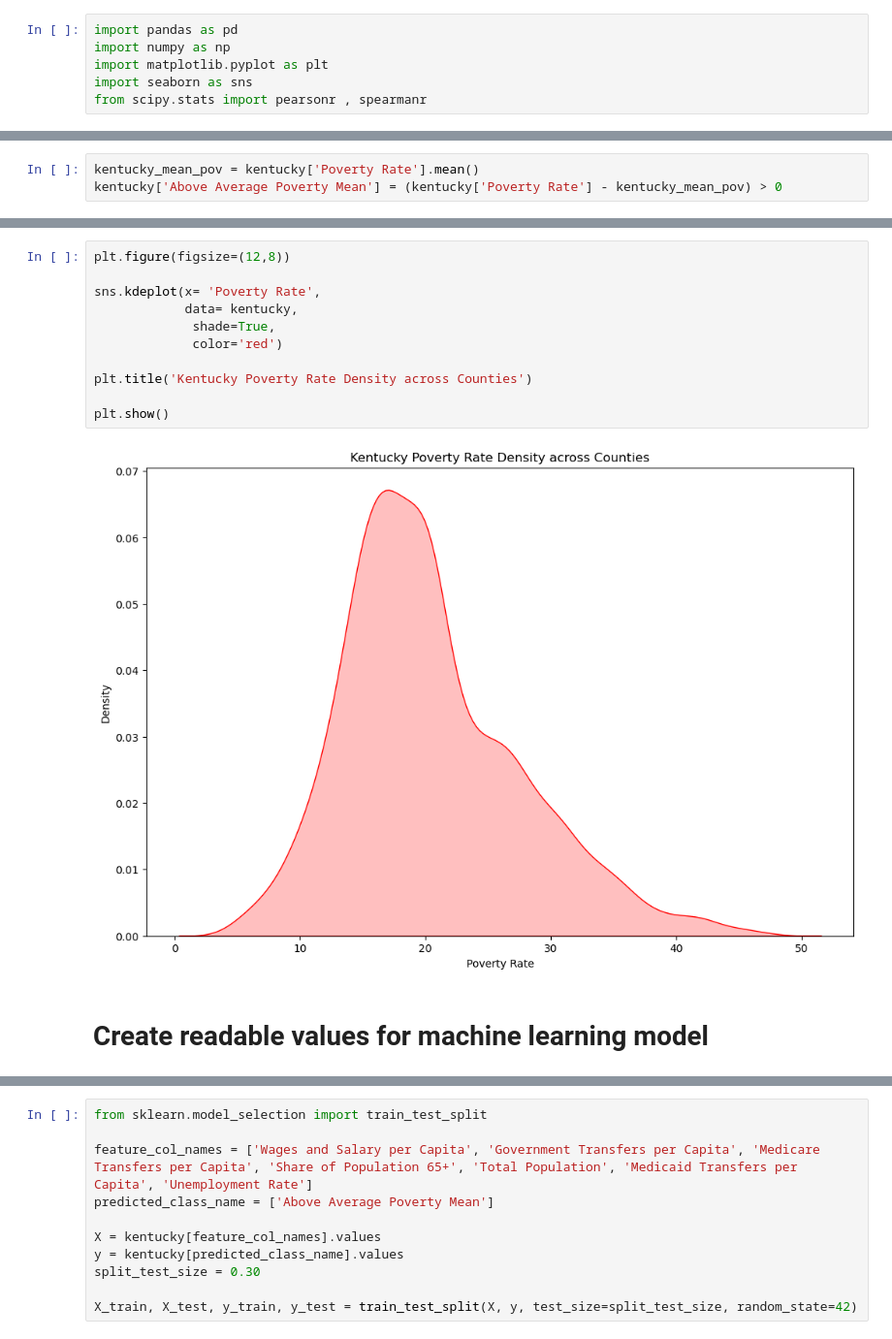
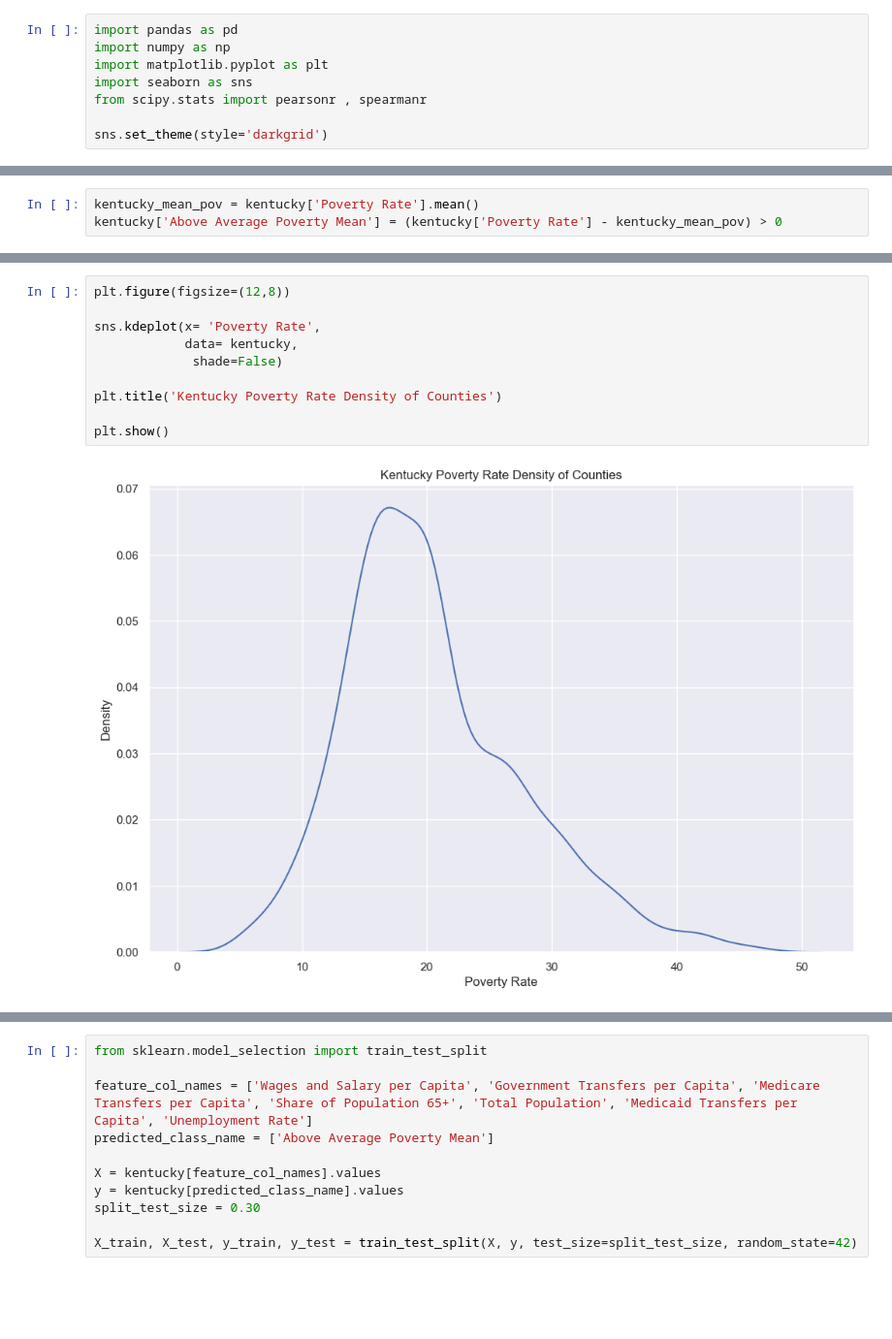
Before and after one commit to jsphotos205/Kentucky_Poverty_Rate, a Jupyter notebook: kentucky_povrate_ml.ipynb, the cells around one changed output, grey strips where cells are left out. Shown at 97% size. Drawn from its saved outputs; the diff is of its cells as text; blank space fills up the shorter version.

```diff
--- a/kentucky_povrate_ml.ipynb
+++ b/kentucky_povrate_ml.ipynb
@@ -4,3 +6,5 @@ import numpy as np
 import matplotlib.pyplot as plt
 import seaborn as sns
 from scipy.stats import pearsonr , spearmanr
+
+sns.set_theme(style='darkgrid')
@@ -91,15 +116,12 @@ sns.scatterplot(x= 'Unemployment Rate',
 # %%
 plt.figure(figsize=(12,8))
 
 sns.kdeplot(x= 'Poverty Rate',
             data= kentucky,
-             shade=True,
-             color='red')
+             shade=False)
 
-plt.title('Kentucky Poverty Rate Density across Counties')
+plt.title('Kentucky Poverty Rate Density of Counties')
 
 plt.show()
 # %% [output]
-[figure, old version]
+[figure, new version]
-# %% [markdown]
-# Create readable values for machine learning model
```
Also changed, not shown: parts of 25 cells of this notebook, 1 other file.
